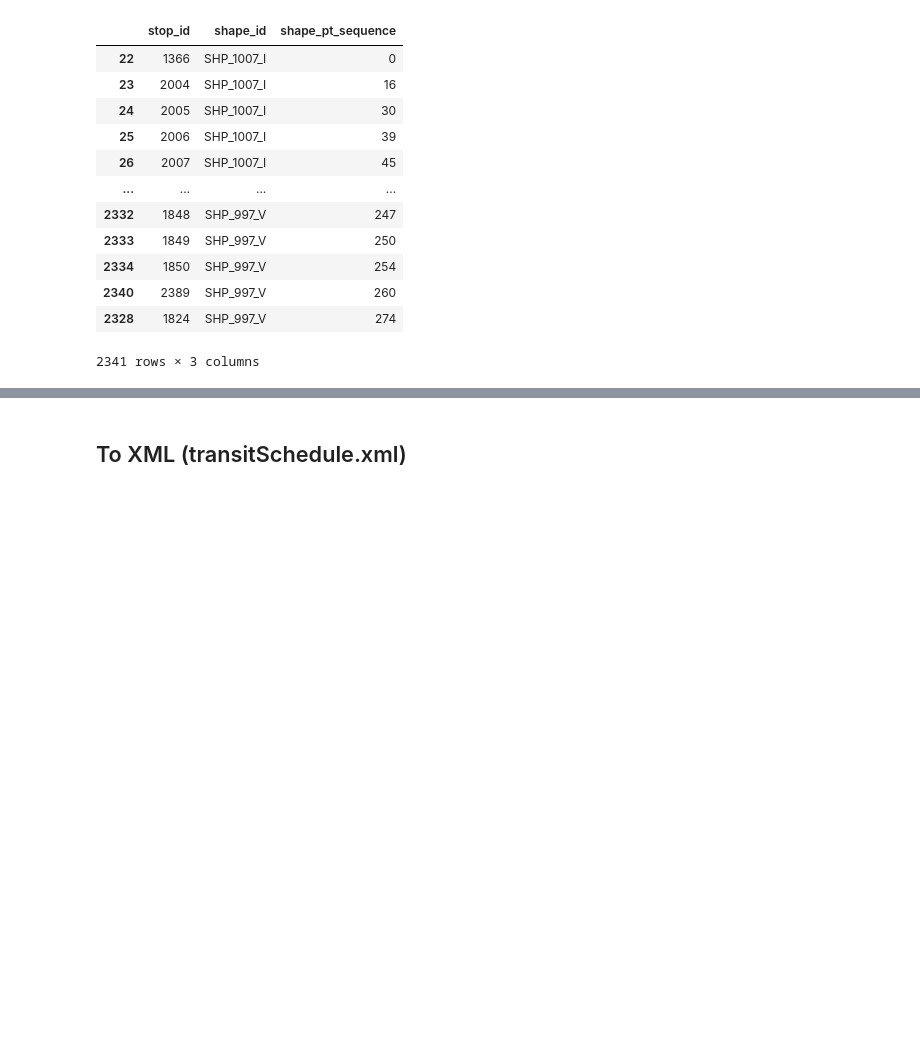
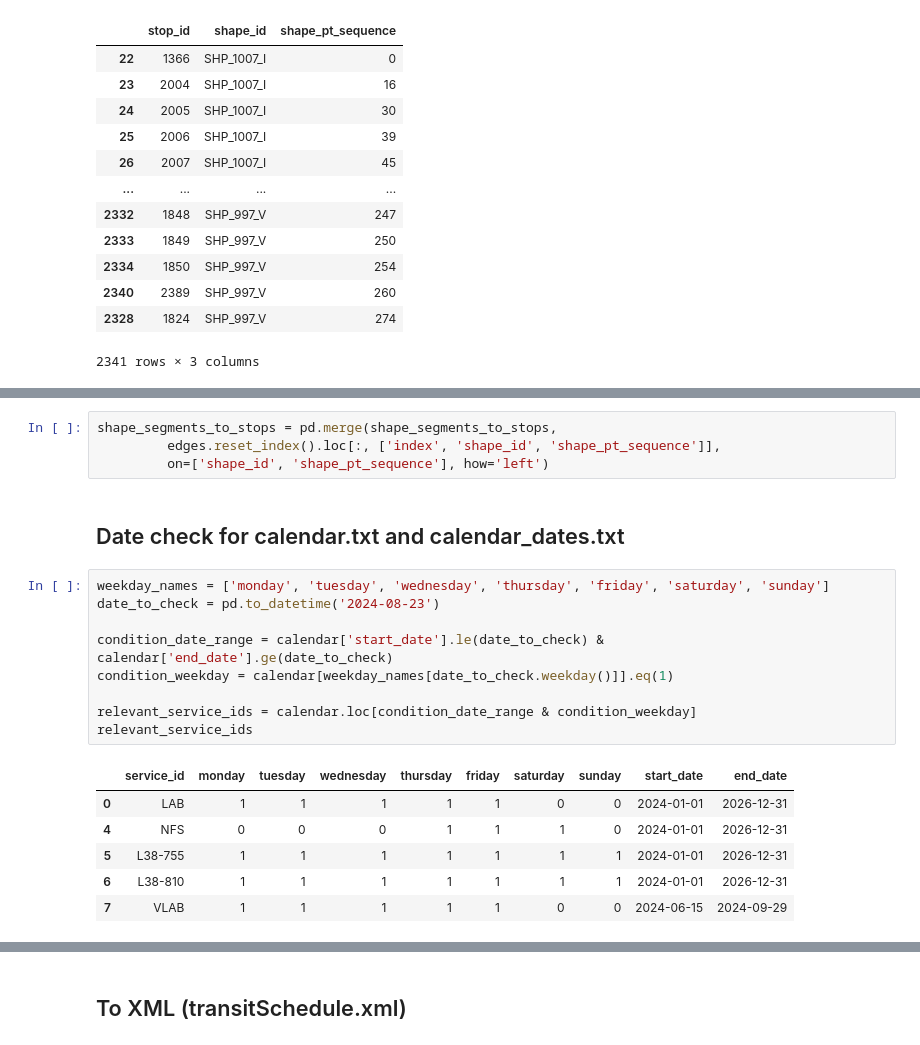
Before and after one commit to andrey-khaletsky/TFM, a Jupyter notebook: emt.ipynb, the cells around one changed output, grey strips where cells are left out. Drawn from its saved outputs; the diff is of its cells as text; blank space fills up the shorter version.

```diff
--- a/emt.ipynb
+++ b/emt.ipynb
@@ -833,0 +681,22 @@ np.int64(4)
+# %%
+shape_segments_to_stops = pd.merge(shape_segments_to_stops,
+         edges.reset_index().loc[:, ['index', 'shape_id', 'shape_pt_sequence']],
+         on=['shape_id', 'shape_pt_sequence'], how='left')
+# %% [markdown]
+## Date check for calendar.txt and calendar_dates.txt
+# %%
+weekday_names = ['monday', 'tuesday', 'wednesday', 'thursday', 'friday', 'saturday', 'sunday']
+date_to_check = pd.to_datetime('2024-08-23')
+
+condition_date_range = calendar['start_date'].le(date_to_check) & calendar['end_date'].ge(date_to_check)
+condition_weekday = calendar[weekday_names[date_to_check.weekday()]].eq(1)
+
+relevant_service_ids = calendar.loc[condition_date_range & condition_weekday]
+relevant_service_ids
+# %% [output]
+|  | service_id | monday | tuesday | wednesday | thursday | friday | saturday | sunday | start_date | end_date |
+| 0 | LAB | 1 | 1 | 1 | 1 | 1 | 0 | 0 | 2024-01-01 | 2026-12-31 |
+| 4 | NFS | 0 | 0 | 0 | 1 | 1 | 1 | 0 | 2024-01-01 | 2026-12-31 |
+| 5 | L38-755 | 1 | 1 | 1 | 1 | 1 | 1 | 1 | 2024-01-01 | 2026-12-31 |
+| 6 | L38-810 | 1 | 1 | 1 | 1 | 1 | 1 | 1 | 2024-01-01 | 2026-12-31 |
+| 7 | VLAB | 1 | 1 | 1 | 1 | 1 | 0 | 0 | 2024-06-15 | 2024-09-29 |
```
Also changed, not shown: parts of 44 cells of this notebook, 4 other files.
